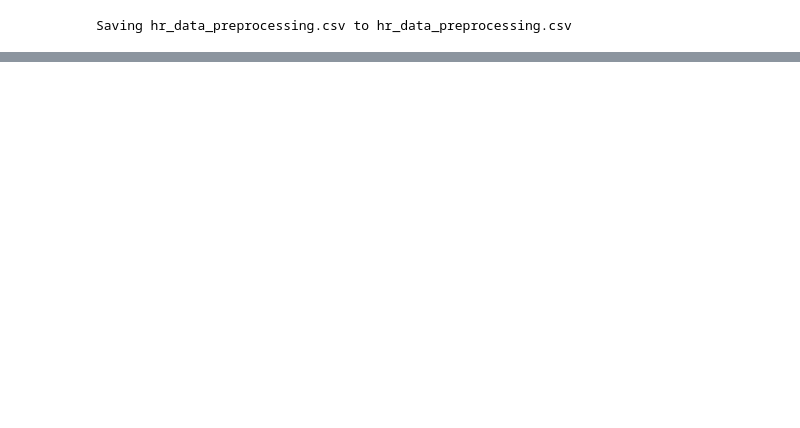
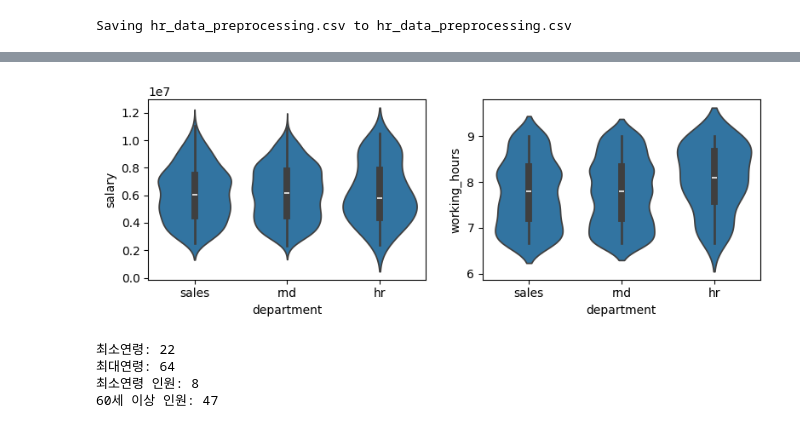
Before and after one commit to Hoyadeath/practice_AI, a Jupyter notebook: HR_EDA.ipynb, the cells around one changed output, grey strips where cells are left out. Saved outputs shown, nothing was run; the diff lists cells and outputs as text; code cells hidden in the pictures; blank space fills up the shorter version.

```diff
--- a/HR_EDA.ipynb
+++ b/HR_EDA.ipynb
@@ -23,0 +86,19 @@ df
+# %%
+fig, (ax1, ax2) = plt.subplots(1, 2, figsize=(8,3))
+
+sns.violinplot(data=df, x="department", y="salary", ax=ax1)
+sns.violinplot(data=df, x="department", y="working_hours", ax=ax2)
+
+fig.tight_layout();
+# %% [output]
+[figure, added]
+# %%
+)print("최소연령:", df["age"].min())
+print("최대연령:", df["age"].max())
+print("최소연령 인원:", sum(df["age"] == df["age"].min()))
+print("60세 이상 인원:", sum(df["age"] >= 60))
+# %% [output]
+최소연령: 22
+최대연령: 64
+최소연령 인원: 8
+60세 이상 인원: 47
```
Also changed, not shown: parts of 11 cells of this notebook.
